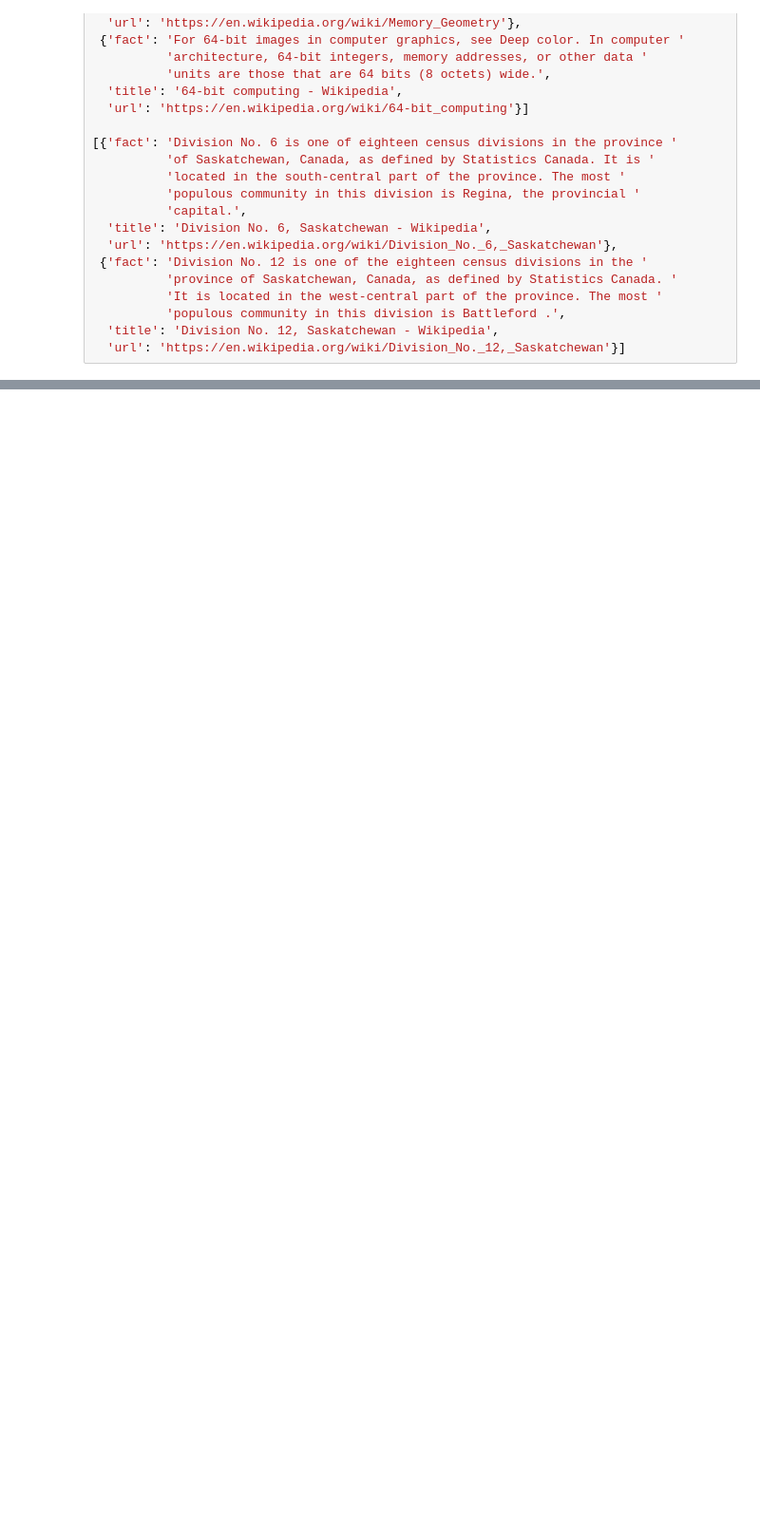
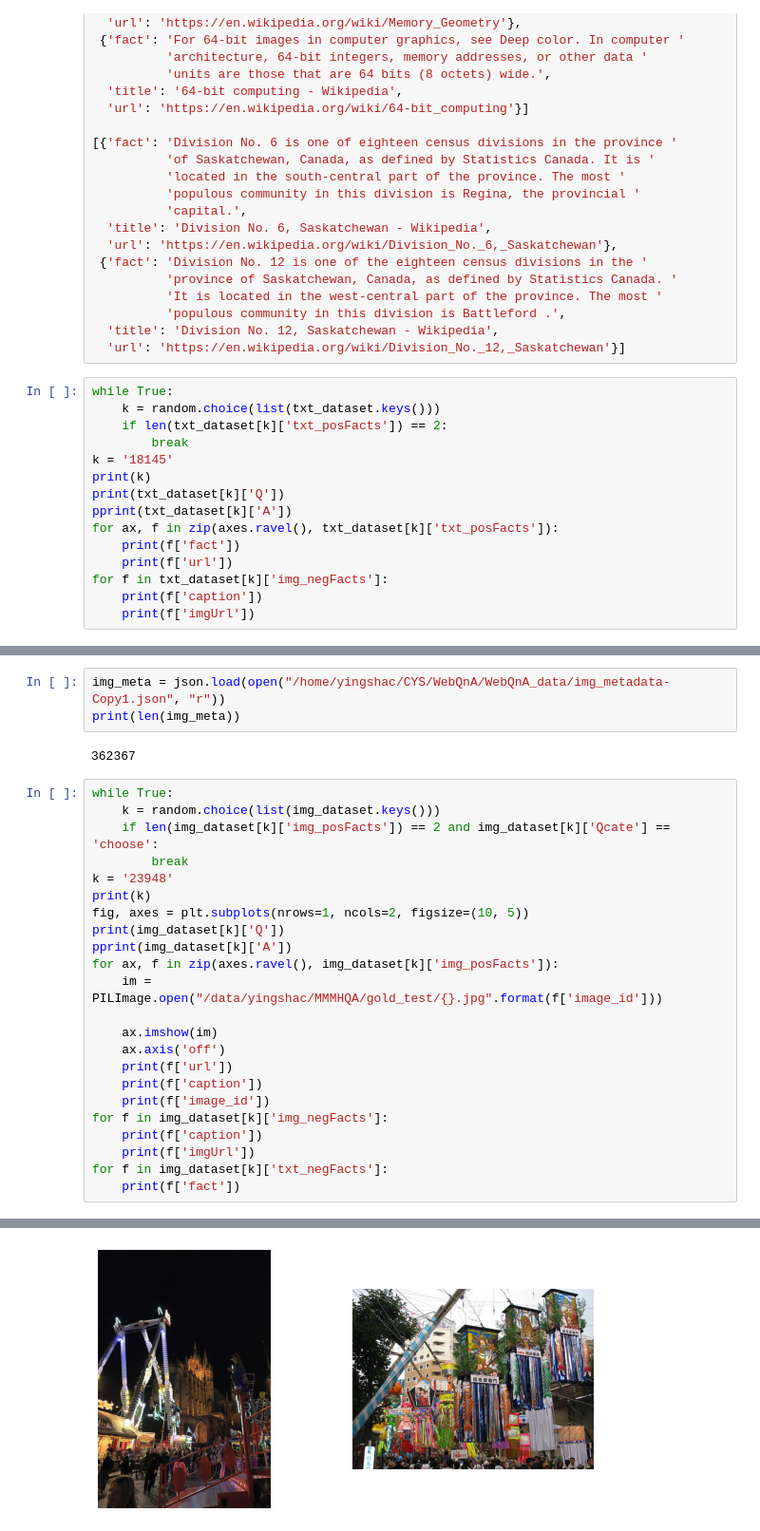
Before and after one commit to WebQnA/WebQA_Baseline, a Jupyter notebook: vlp/notebooks/statistics_for_paper.ipynb, the cells around one changed output, grey strips where cells are left out. Shown at 95% size. Saved outputs shown, nothing was run; the diff lists cells and outputs as text; blank space fills up the shorter version.

```diff
--- a/vlp/notebooks/statistics_for_paper.ipynb
+++ b/vlp/notebooks/statistics_for_paper.ipynb
@@ -723,3 +736,18 @@ for k in txt_dataset:
           'populous community in this division is Battleford .',
   'title': 'Division No. 12, Saskatchewan - Wikipedia',
   'url': 'https://en.wikipedia.org/wiki/Division_No._12,_Saskatchewan'}]
+# %%
+while True:
+    k = random.choice(list(txt_dataset.keys()))
+    if len(txt_dataset[k]['txt_posFacts']) == 2:
+        break
+k = '18145'
+print(k)
+print(txt_dataset[k]['Q'])
+pprint(txt_dataset[k]['A'])
+for ax, f in zip(axes.ravel(), txt_dataset[k]['txt_posFacts']):
+    print(f['fact'])
+    print(f['url'])
+for f in txt_dataset[k]['img_negFacts']:
+    print(f['caption'])
+    print(f['imgUrl'])
@@ -725,0 +775,29 @@ for k in txt_dataset:
+# %%
+img_meta = json.load(open("/home/yingshac/CYS/WebQnA/WebQnA_data/img_metadata-Copy1.json", "r"))
+print(len(img_meta))
+# %% [output]
+362367
+# %%
+while True:
+    k = random.choice(list(img_dataset.keys()))
+    if len(img_dataset[k]['img_posFacts']) == 2 and img_dataset[k]['Qcate'] == 'choose':
+        break
+k = '23948'
+print(k)
+fig, axes = plt.subplots(nrows=1, ncols=2, figsize=(10, 5))
+print(img_dataset[k]['Q'])
+pprint(img_dataset[k]['A'])
+for ax, f in zip(axes.ravel(), img_dataset[k]['img_posFacts']):
+    im = PILImage.open("/data/yingshac/MMMHQA/gold_test/{}.jpg".format(f['image_id']))
+
+    ax.imshow(im)
+    ax.axis('off')
+    print(f['url'])
+    print(f['caption'])
+    print(f['image_id'])
+for f in img_dataset[k]['img_negFacts']:
+    print(f['caption'])
+    print(f['imgUrl'])
+for f in img_dataset[k]['txt_negFacts']:
+    print(f['fact'])
+# %% [output]
@@ -725,0 +821 @@ for k in txt_dataset:
+[figure, added]
```
Also changed, not shown: parts of 8 cells of this notebook, 10 other files.
